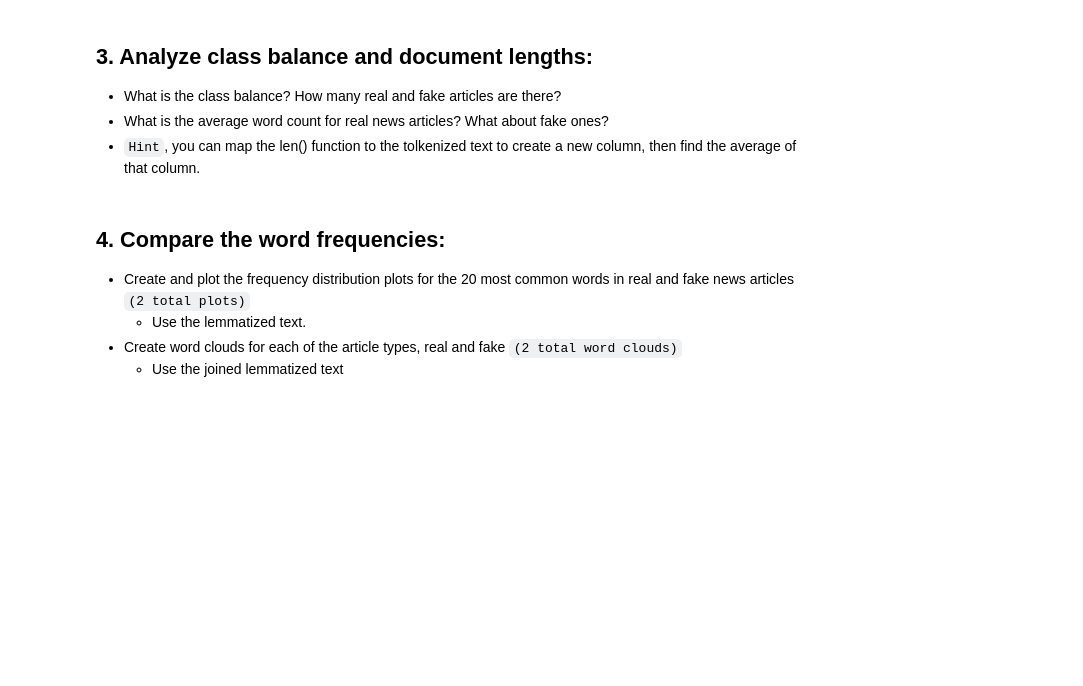
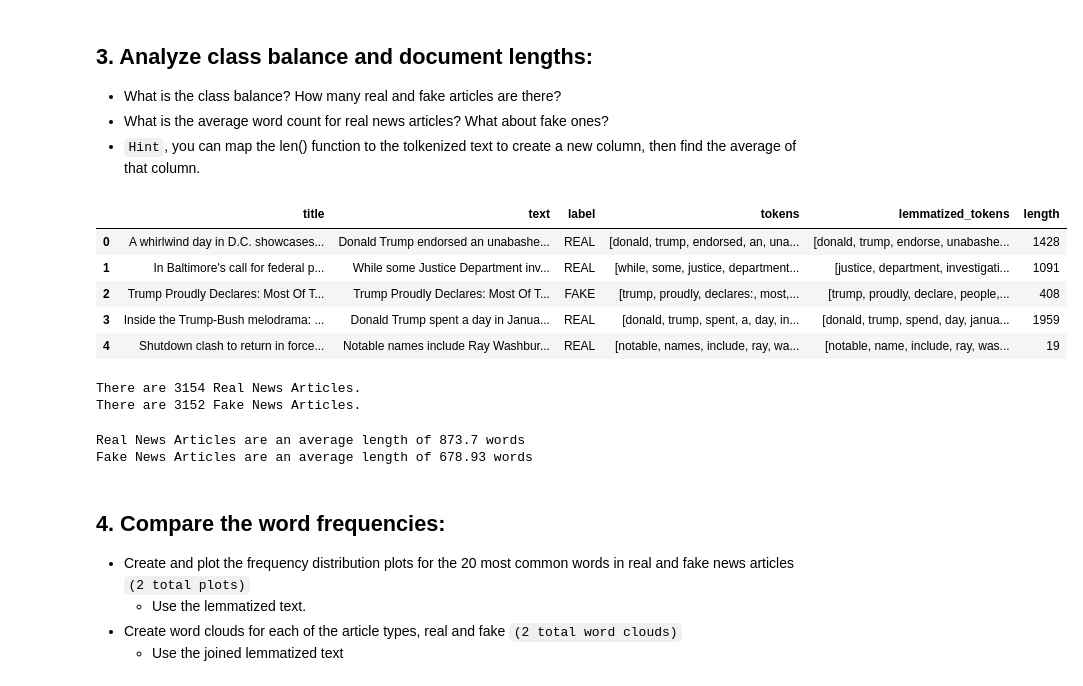
Before and after one commit to VALDE021/Core-Comparing-Texts-EricNV, a Jupyter notebook: Comparing Texts Core.ipynb, the cells around one changed output. Saved outputs shown, nothing was run; the diff lists cells and outputs as text; code cells hidden in the pictures; blank space fills up the shorter version.

```diff
--- a/Comparing Texts Core.ipynb
+++ b/Comparing Texts Core.ipynb
@@ -259,6 +179,5 @@ nlp_lite
 # %% [output]
 <spacy.lang.en.English at 0x...>
 # %%
-df['lemmatized_tokens'] = df['text'].map(lambda doc: batch_preprocess_texts(doc, disable=['parser', 'ner'], nlp=nlp_lite
-                                                                        ,use_lemmas=True))
+df['lemmatized_tokens'] = batch_preprocess_texts(df['text'], nlp=nlp_lite,use_lemmas=True)
 df.head()
@@ -267,3 +193,13 @@ df.head()
 - What is the class balance? How many real and fake articles are there?
 - What is the average word count for real news articles? What about fake ones?
 - `Hint`, you can map the len() function to the tolkenized text to create a new column, then find the average of that column.
+# %%
+df['length'] = df['tokens'].map(len)
+df.head()
+# %% [output]
+|  | title | text | label | tokens | lemmatized_tokens | length |
+| 0 | A whirlwind day in D.C. showcases... | Donald Trump endorsed an unabashe... | REAL | [donald, trump, endorsed, an, una... | [donald, trump, endorse, unabashe... | 1428 |
+| 1 | In Baltimore's call for federal p... | While some Justice Department inv... | REAL | [while, some, justice, department... | [justice, department, investigati... | 1091 |
+| 2 | Trump Proudly Declares: Most Of T... | Trump Proudly Declares: Most Of T... | FAKE | [trump, proudly, declares:, most,... | [trump, proudly, declare, people,... | 408 |
+| 3 | Inside the Trump-Bush melodrama: ... | Donald Trump spent a day in Janua... | REAL | [donald, trump, spent, a, day, in... | [donald, trump, spend, day, janua... | 1959 |
+| 4 | Shutdown clash to return in force... | Notable names include Ray Washbur... | REAL | [notable, names, include, ray, wa... | [notable, name, include, ray, was... | 19 |
@@ -270,3 +211,15 @@ df.head()
+# %%
+print(f'There are {len(real)} Real News Articles.')
+print(f'There are {len(fake)} Fake News Articles.')
+# %% [output]
+There are 3154 Real News Articles.
+There are 3152 Fake News Articles.
+# %%
+print(f"Real News Articles are an average length of {real['length'].mean().round(2)} words")
+print(f"Fake News Articles are an average length of {fake['length'].mean().round(2)} words")
+# %% [output]
+Real News Articles are an average length of 873.7 words
+Fake News Articles are an average length of 678.93 words
 # %% [markdown]
 ## **4. Compare the word frequencies:**
 - Create and plot the frequency distribution plots for the 20 most common words in real and fake news articles `(2 total plots)`
```
Also changed, not shown: parts of 29 cells of this notebook.
